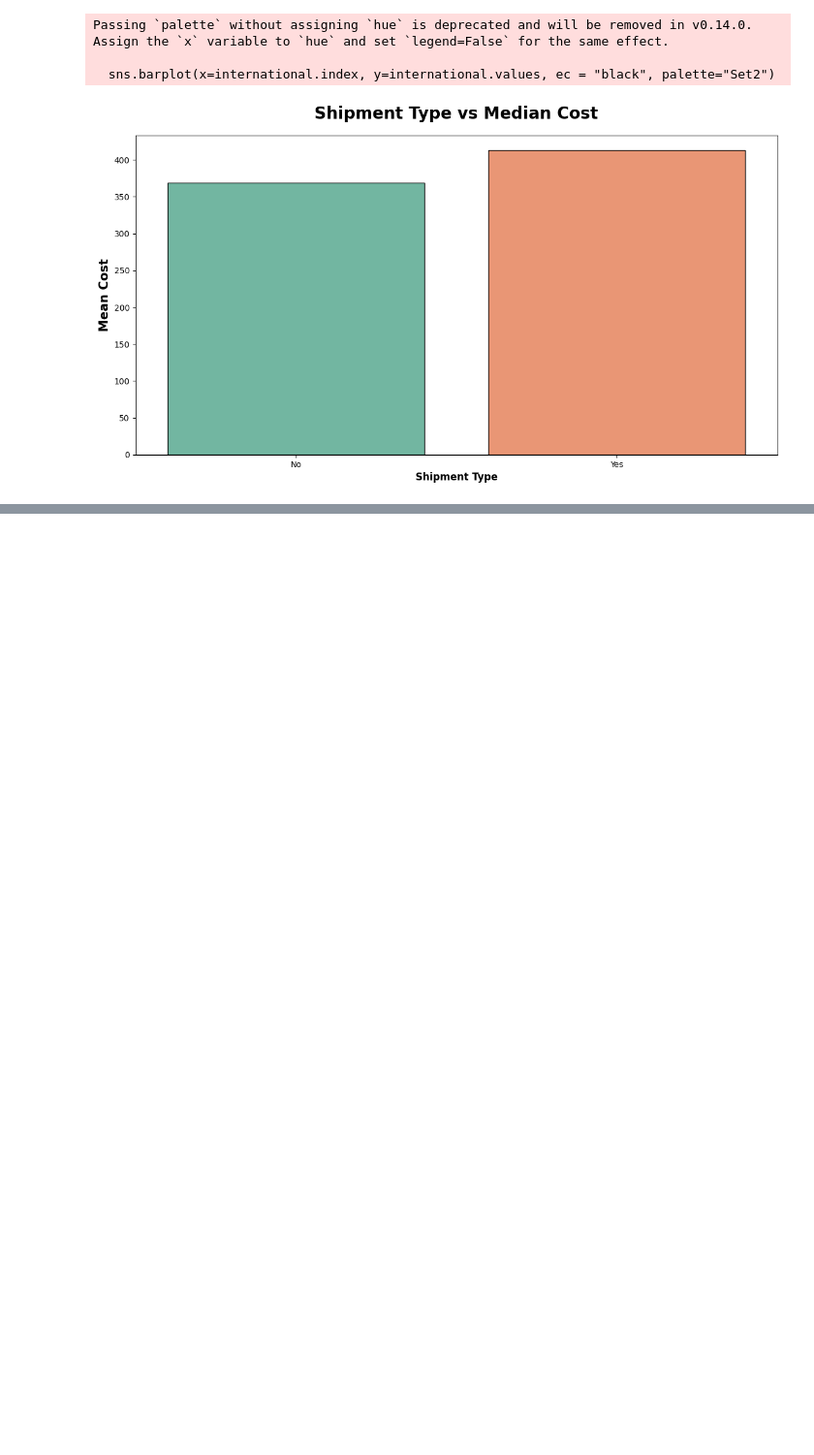
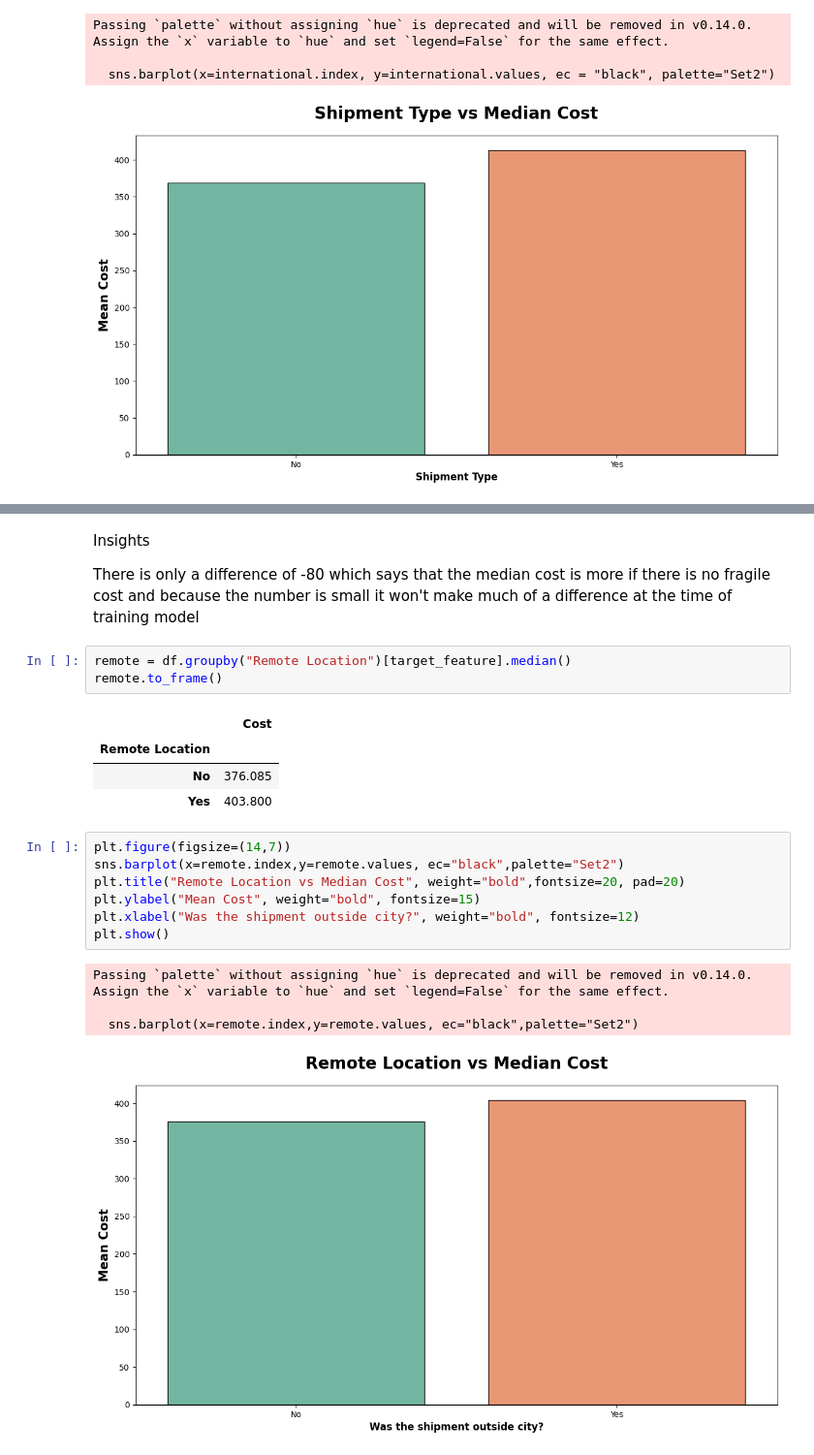
Before and after one commit to ShashiDivs/Shipment_Price_Prediction, a Jupyter notebook: Notebook/Notebook_experiment.ipynb, the cells around one changed output, grey strips where cells are left out. Shown: that part at 97% size. Saved outputs shown, nothing was run; the diff lists cells and outputs as text; blank space fills up the shorter version.

```diff
--- a/Notebook/Notebook_experiment.ipynb
+++ b/Notebook/Notebook_experiment.ipynb
@@ -323,0 +421,24 @@ Passing `palette` without assigning `hue` is deprecated and will be removed in v
+# %% [markdown]
+Insights
+
+There is only a difference of -80 which says that the median cost is more if there is no fragile cost and because the number is small it won't make much of a difference at the time of training model
+# %%
+remote = df.groupby("Remote Location")[target_feature].median()
+remote.to_frame()
+# %% [output]
+|  | Cost |
+| Remote Location |  |
+| No | 376.085 |
+| Yes | 403.800 |
+# %%
+plt.figure(figsize=(14,7))
+sns.barplot(x=remote.index,y=remote.values, ec="black",palette="Set2")
+plt.title("Remote Location vs Median Cost", weight="bold",fontsize=20, pad=20)
+plt.ylabel("Mean Cost", weight="bold", fontsize=15)
+plt.xlabel("Was the shipment outside city?", weight="bold", fontsize=12)
+plt.show()
+# %% [output]
+Passing `palette` without assigning `hue` is deprecated and will be removed in v0.14.0. Assign the `x` variable to `hue` and set `legend=False` for the same effect.
+
+  sns.barplot(x=remote.index,y=remote.values, ec="black",palette="Set2")
+[figure, added]
```
Also changed, not shown: parts of 19 cells of this notebook, 3 other files.
